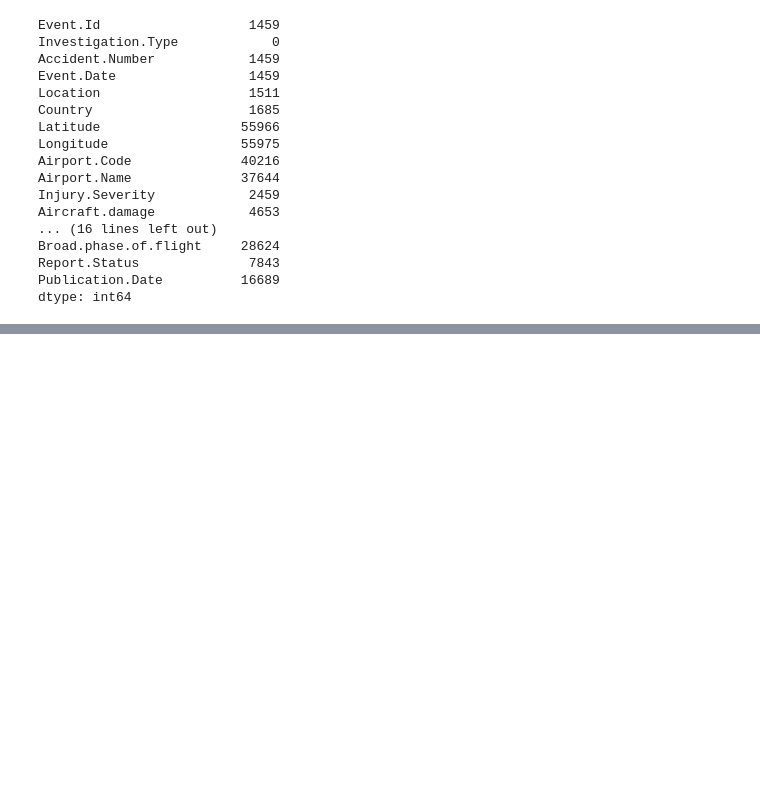
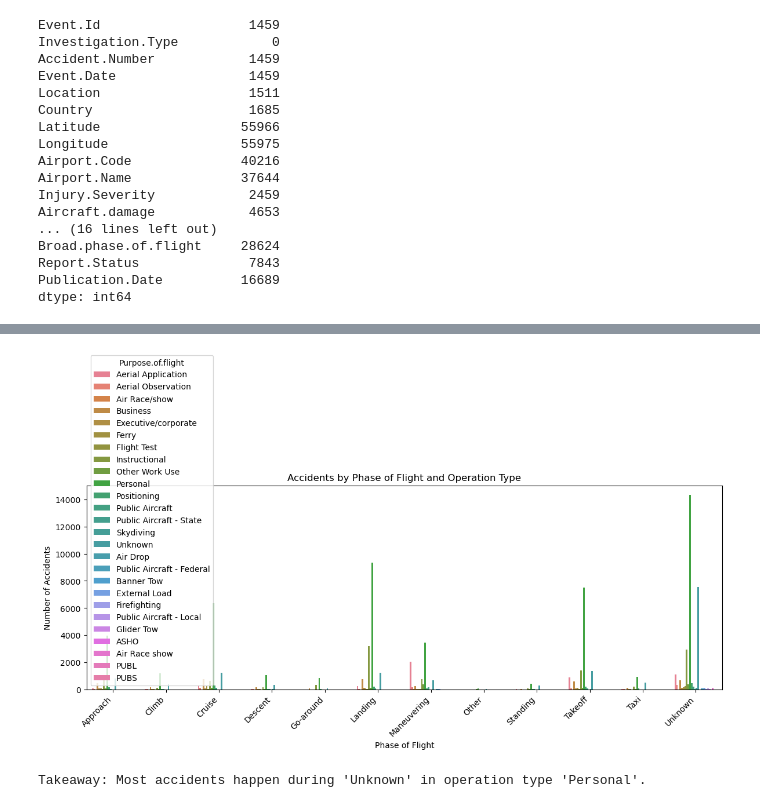
Before and after one commit to jaime8793/dsc-phase-1-project-v3, a Jupyter notebook: student.ipynb, the cells around one changed output, grey strips where cells are left out. Saved outputs shown, nothing was run; the diff lists cells and outputs as text; code cells hidden in the pictures; blank space fills up the shorter version.

```diff
--- a/student.ipynb
+++ b/student.ipynb
@@ -148,0 +254,8 @@ dtype: int64
+# %%
+# 9. Cleaning Engine.Type
+
+# Ensure the column is string type and strip spaces
+df['Engine.Type'] = df['Engine.Type'].astype(str).str.strip()
+
+# Filter out rows where Engine.Type is '0' or 'Unknown'
+df = df[~df['Engine.Type'].isin(['0', 'Unknown'])]
@@ -148,0 +397,25 @@ dtype: int64
+# %%
+# 11. Visual 2: Accidents by phase of flight and operation type (beginner-friendly)
+
+# Group by phase of flight and operation type
+if set(['Broad.phase.of.flight', 'Purpose.of.flight']).issubset(df.columns):
+    phase_op = df.groupby(['Broad.phase.of.flight','Purpose.of.flight']).size().reset_index(name='accidents')
+
+    # Simple bar plot
+    plt.figure(figsize=(12,6))
+    sns.barplot(data=phase_op, x='Broad.phase.of.flight', y='accidents', hue='Purpose.of.flight')
+    plt.xticks(rotation=45, ha='right')
+    plt.title('Accidents by Phase of Flight and Operation Type')
+    plt.xlabel('Phase of Flight')
+    plt.ylabel('Number of Accidents')
+    plt.tight_layout()
+    plt.show()
+
+    # Quick takeaway: find the max row
+    max_row = phase_op.loc[phase_op['accidents'].idxmax()]
+    print(f"Takeaway: Most accidents happen during '{max_row['Broad.phase.of.flight']}' in operation type '{max_row['Purpose.of.flight']}'.")
+else:
+    print("The required columns ('Broad.phase.of.flight' and 'Purpose.of.flight') are not in the dataset.")
+# %% [output]
+[figure, added]
+Takeaway: Most accidents happen during 'Unknown' in operation type 'Personal'.
```
Also changed, not shown: parts of 22 cells of this notebook.
